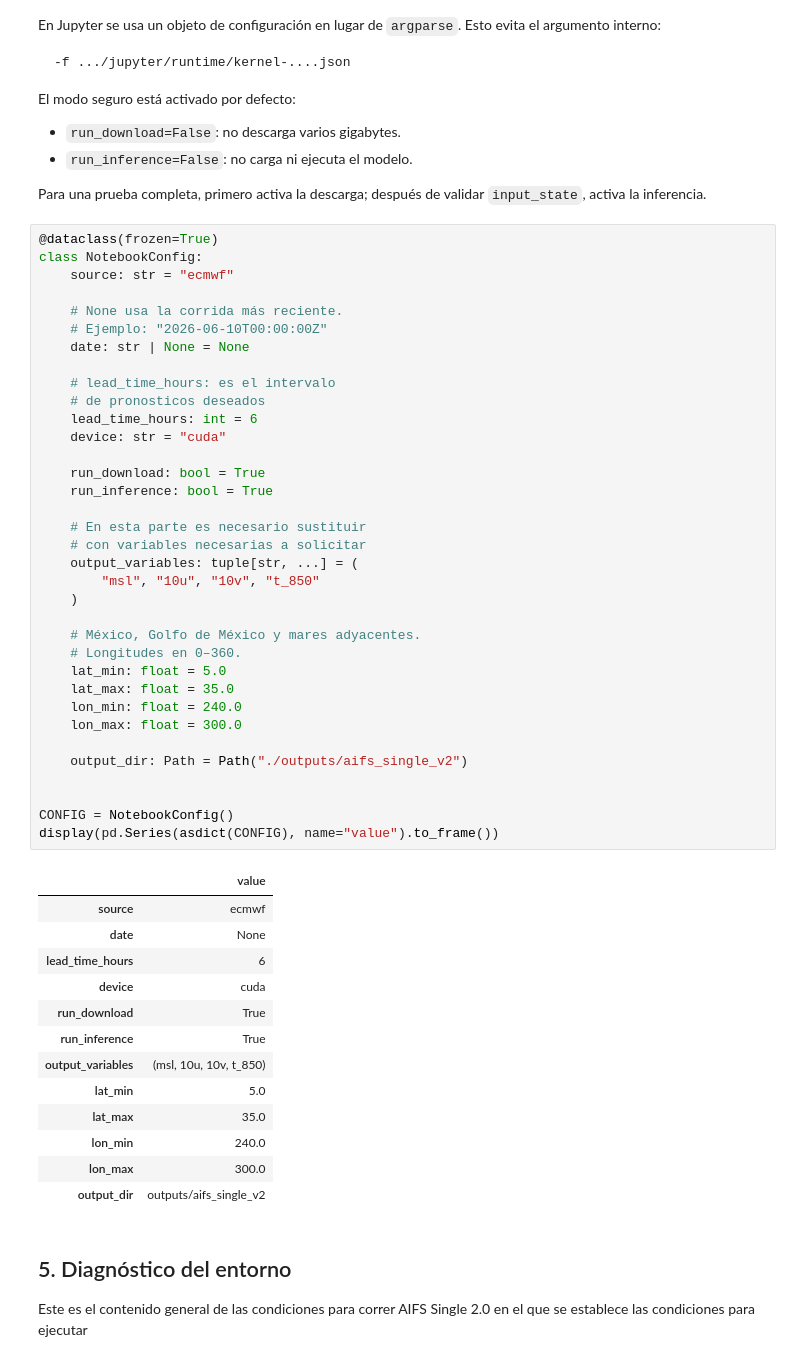
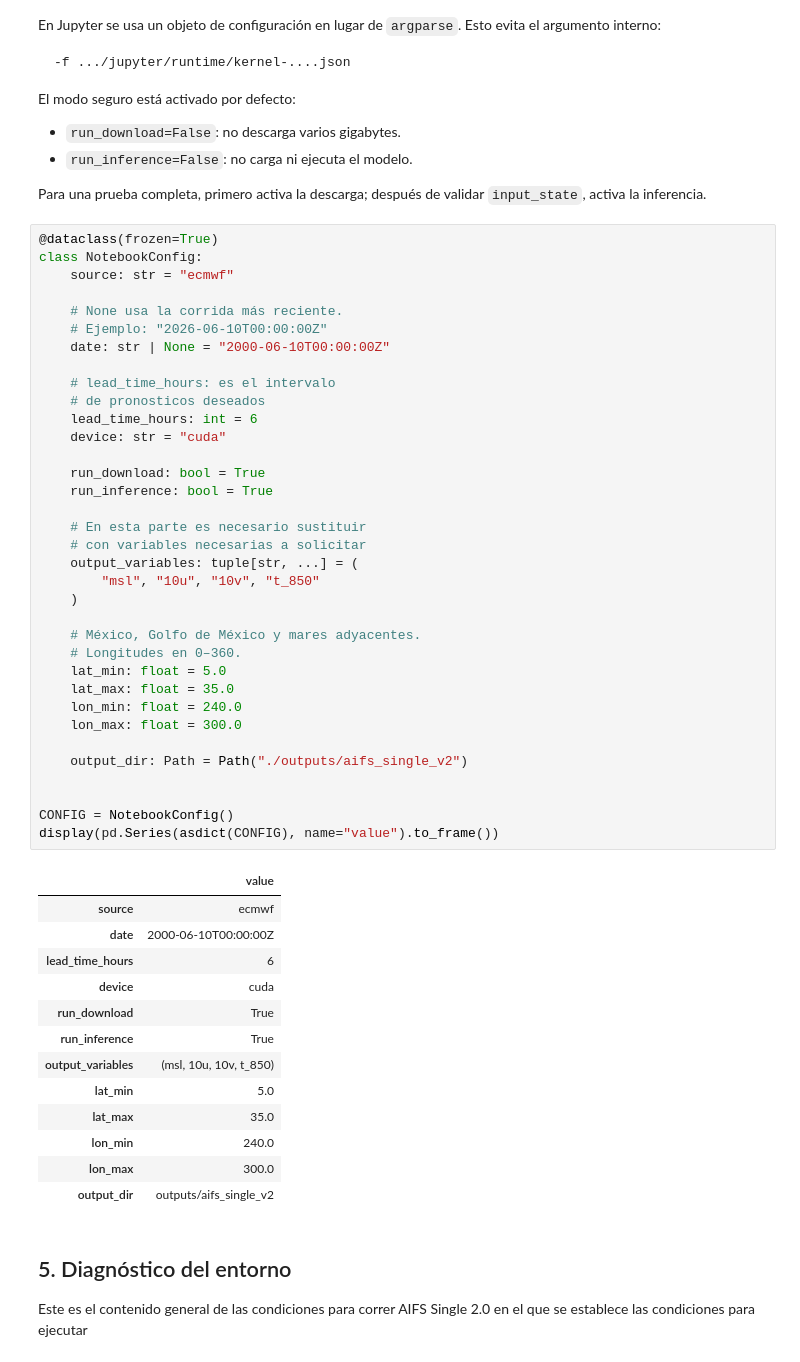
Before and after one commit to apereze/AITCHazard_Mexico, a Jupyter notebook: notebooks/AIFS_Single_v2_validacion_explicada.ipynb, the cells around one changed output. Cells and saved outputs as stored; diff of their text form.

```diff
--- a/notebooks/AIFS_Single_v2_validacion_explicada.ipynb
+++ b/notebooks/AIFS_Single_v2_validacion_explicada.ipynb
@@ -101,38 +101,38 @@ class NotebookConfig:
 
     # None usa la corrida más reciente.
     # Ejemplo: "2026-06-10T00:00:00Z"
-    date: str | None = None
+    date: str | None = "2000-06-10T00:00:00Z"
 
     # lead_time_hours: es el intervalo
     # de pronosticos deseados
     lead_time_hours: int = 6
     device: str = "cuda"
 
     run_download: bool = True
     run_inference: bool = True
 
     # En esta parte es necesario sustituir
     # con variables necesarias a solicitar
     output_variables: tuple[str, ...] = (
         "msl", "10u", "10v", "t_850"
     )
 
     # México, Golfo de México y mares adyacentes.
     # Longitudes en 0–360.
     lat_min: float = 5.0
     lat_max: float = 35.0
     lon_min: float = 240.0
     lon_max: float = 300.0
 
     output_dir: Path = Path("./outputs/aifs_single_v2")
 
 
 CONFIG = NotebookConfig()
 display(pd.Series(asdict(CONFIG), name="value").to_frame())
 # %% [output]
 |  | value |
 | source | ecmwf |
-| date | None |
+| date | 2000-06-10T00:00:00Z |
 | lead_time_hours | 6 |
 | device | cuda |
 | run_download | True |
```
Also changed, not shown: parts of 16 cells of this notebook, 2 other files.
